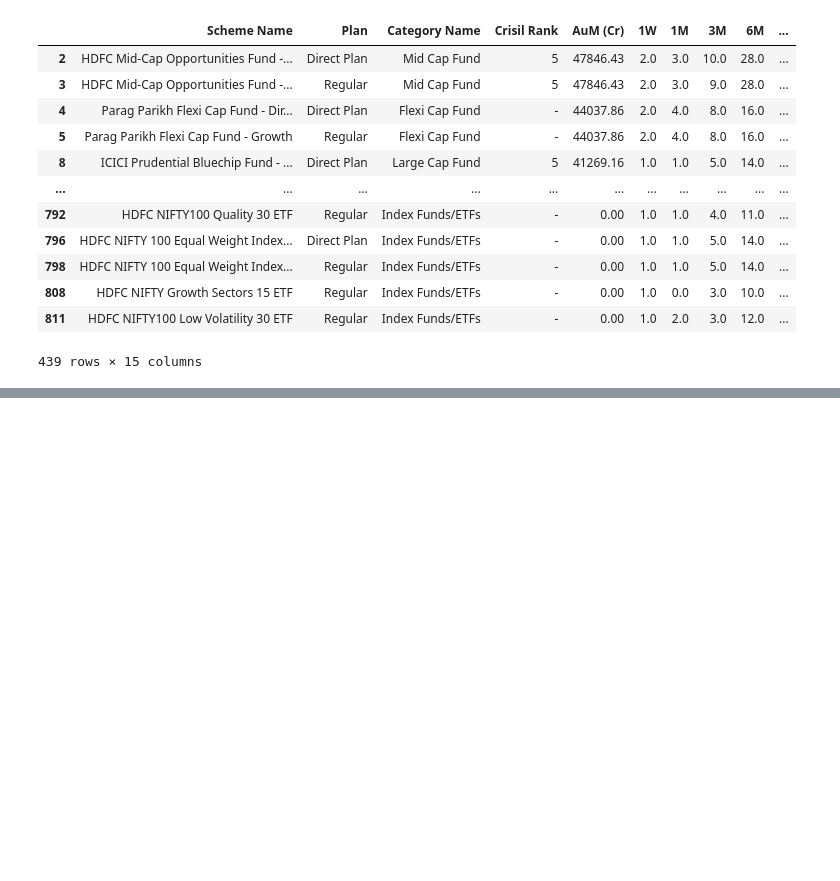
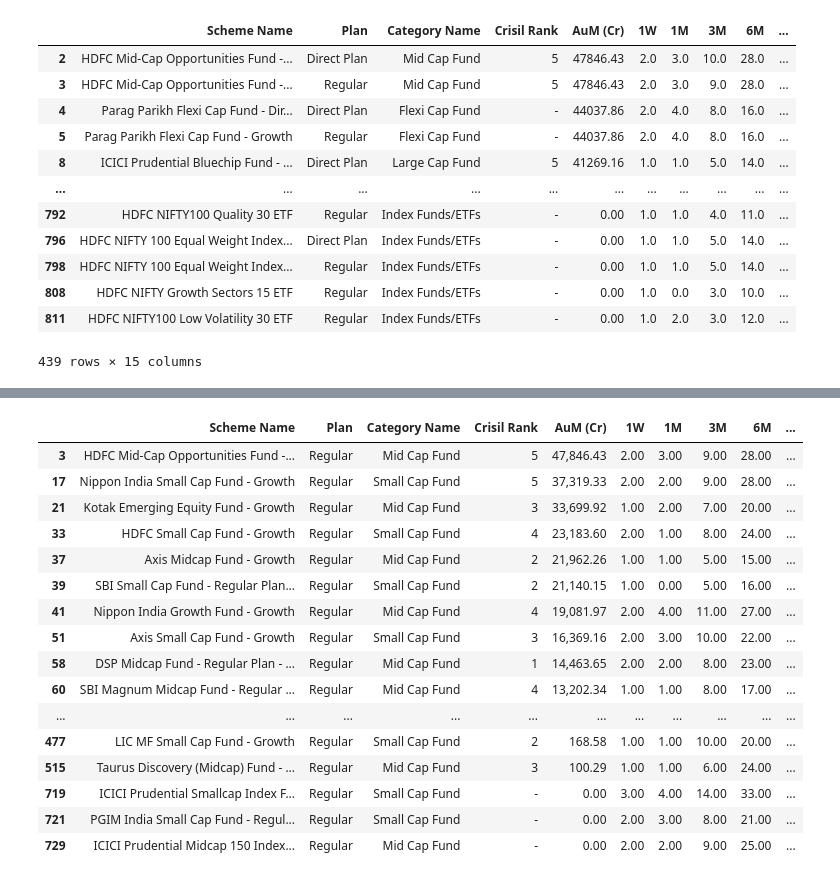
Before and after one commit to 1dhavalpatel/DP_Streamlit, a Jupyter notebook: MF-perf-tracker.ipynb, the cells around one changed output, grey strips where cells are left out. Saved outputs shown, nothing was run; the diff lists cells and outputs as text; code cells hidden in the pictures; blank space fills up the shorter version.

Commit message:
adding category filter

```diff
--- a/MF-perf-tracker.ipynb
+++ b/MF-perf-tracker.ipynb
@@ -73,3 +73,6 @@ dfMF
 | 808 | HDFC NIFTY Growth Sectors 15 ETF | Regular | Index Funds/ETFs | - | 0.00 | 1.0 | 0.0 | 3.0 | 10.0 | ... |
 | 811 | HDFC NIFTY100 Low Volatility 30 ETF | Regular | Index Funds/ETFs | - | 0.00 | 1.0 | 2.0 | 3.0 | 12.0 | ... |
 439 rows × 15 columns
+# %%
+plan_radio = "Regular"
+dfMF = dfMF[dfMF['Plan'] == plan_radio]
@@ -75,0 +99,23 @@ dfMF
+# %%
+mfCategory = ['Small Cap Fund', 'Mid Cap Fund']
+dfMF = dfMF[dfMF['Category Name'].isin(mfCategory)]
+# %%
+dfMF
+# %% [output]
+|  | Scheme Name | Plan | Category Name | Crisil Rank | AuM (Cr) | 1W | 1M | 3M | 6M | ... |
+| 3 | HDFC Mid-Cap Opportunities Fund -... | Regular | Mid Cap Fund | 5 | 47,846.43 | 2.00 | 3.00 | 9.00 | 28.00 | ... |
+| 17 | Nippon India Small Cap Fund - Growth | Regular | Small Cap Fund | 5 | 37,319.33 | 2.00 | 2.00 | 9.00 | 28.00 | ... |
+| 21 | Kotak Emerging Equity Fund - Growth | Regular | Mid Cap Fund | 3 | 33,699.92 | 1.00 | 2.00 | 7.00 | 20.00 | ... |
+| 33 | HDFC Small Cap Fund - Growth | Regular | Small Cap Fund | 4 | 23,183.60 | 2.00 | 1.00 | 8.00 | 24.00 | ... |
+| 37 | Axis Midcap Fund - Growth | Regular | Mid Cap Fund | 2 | 21,962.26 | 1.00 | 1.00 | 5.00 | 15.00 | ... |
+| 39 | SBI Small Cap Fund - Regular Plan... | Regular | Small Cap Fund | 2 | 21,140.15 | 1.00 | 0.00 | 5.00 | 16.00 | ... |
+| 41 | Nippon India Growth Fund - Growth | Regular | Mid Cap Fund | 4 | 19,081.97 | 2.00 | 4.00 | 11.00 | 27.00 | ... |
+| 51 | Axis Small Cap Fund - Growth | Regular | Small Cap Fund | 3 | 16,369.16 | 2.00 | 3.00 | 10.00 | 22.00 | ... |
+| 58 | DSP Midcap Fund - Regular Plan - ... | Regular | Mid Cap Fund | 1 | 14,463.65 | 2.00 | 2.00 | 8.00 | 23.00 | ... |
+| 60 | SBI Magnum Midcap Fund - Regular ... | Regular | Mid Cap Fund | 4 | 13,202.34 | 1.00 | 1.00 | 8.00 | 17.00 | ... |
+| ... | ... | ... | ... | ... | ... | ... | ... | ... | ... | ... |
+| 477 | LIC MF Small Cap Fund - Growth | Regular | Small Cap Fund | 2 | 168.58 | 1.00 | 1.00 | 10.00 | 20.00 | ... |
+| 515 | Taurus Discovery (Midcap) Fund - ... | Regular | Mid Cap Fund | 3 | 100.29 | 1.00 | 1.00 | 6.00 | 24.00 | ... |
+| 719 | ICICI Prudential Smallcap Index F... | Regular | Small Cap Fund | - | 0.00 | 3.00 | 4.00 | 14.00 | 33.00 | ... |
+| 721 | PGIM India Small Cap Fund - Regul... | Regular | Small Cap Fund | - | 0.00 | 2.00 | 3.00 | 8.00 | 21.00 | ... |
+| 729 | ICICI Prudential Midcap 150 Index... | Regular | Mid Cap Fund | - | 0.00 | 2.00 | 2.00 | 9.00 | 25.00 | ... |
```
Also changed, not shown: parts of 2 cells of this notebook, 1 other file.
